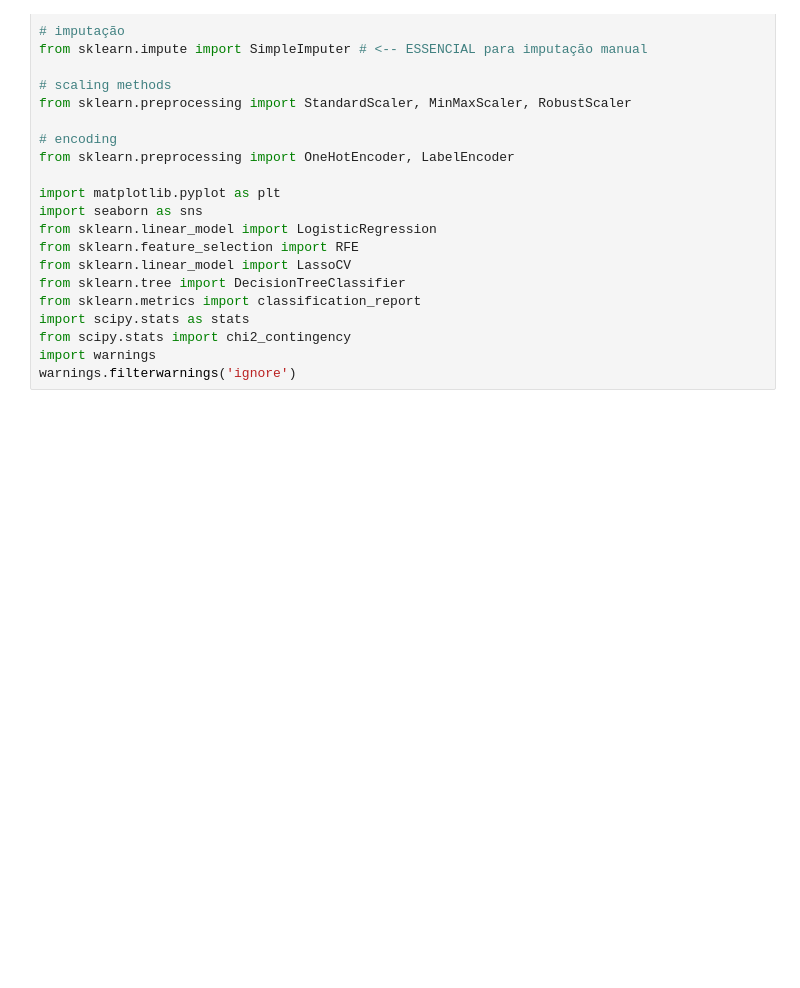
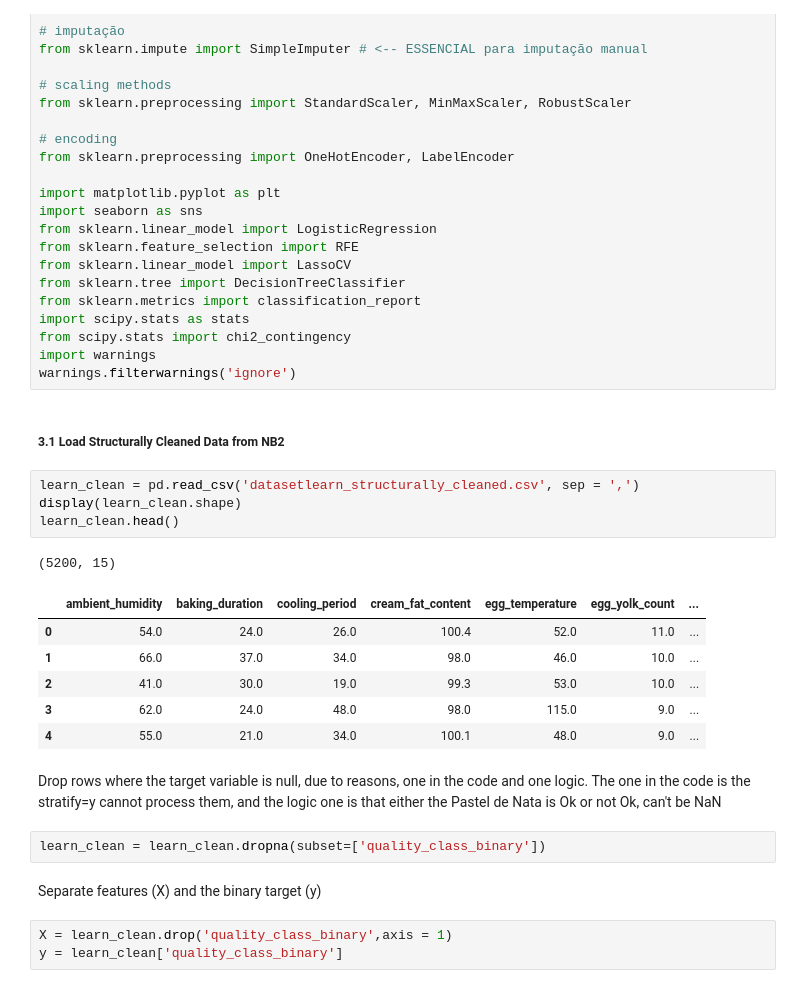
Before and after one commit to afonsolince06/Machine_Learning_Project, a Jupyter notebook: notebook3_new.ipynb, the cells around one changed output. Saved outputs shown, nothing was run; the diff lists cells and outputs as text; blank space fills up the shorter version.

```diff
--- a/notebook3_new.ipynb
+++ b/notebook3_new.ipynb
@@ -47,3 +47,26 @@ import scipy.stats as stats
 from scipy.stats import chi2_contingency
 import warnings
 warnings.filterwarnings('ignore')
+# %% [markdown]
+##### **3.1 Load Structurally Cleaned Data from NB2**
+# %%
+learn_clean = pd.read_csv('datasetlearn_structurally_cleaned.csv', sep = ',')
+display(learn_clean.shape)
+learn_clean.head()
+# %% [output]
+(5200, 15)
+|  | ambient_humidity | baking_duration | cooling_period | cream_fat_content | egg_temperature | egg_yolk_count | ... |
+| 0 | 54.0 | 24.0 | 26.0 | 100.4 | 52.0 | 11.0 | ... |
+| 1 | 66.0 | 37.0 | 34.0 | 98.0 | 46.0 | 10.0 | ... |
+| 2 | 41.0 | 30.0 | 19.0 | 99.3 | 53.0 | 10.0 | ... |
+| 3 | 62.0 | 24.0 | 48.0 | 98.0 | 115.0 | 9.0 | ... |
+| 4 | 55.0 | 21.0 | 34.0 | 100.1 | 48.0 | 9.0 | ... |
+# %% [markdown]
+Drop rows where the target variable is null, due to reasons, one in the code and one logic. The one in the code is the stratify=y cannot process them, and the logic one is that either the Pastel de Nata is Ok or not Ok, can't be NaN
+# %%
+learn_clean = learn_clean.dropna(subset=['quality_class_binary'])
+# %% [markdown]
+Separate features (X) and the binary target (y)
+# %%
+X = learn_clean.drop('quality_class_binary',axis = 1)
+y = learn_clean['quality_class_binary']
```
Also changed, not shown: parts of 35 cells of this notebook, 2 other files.
